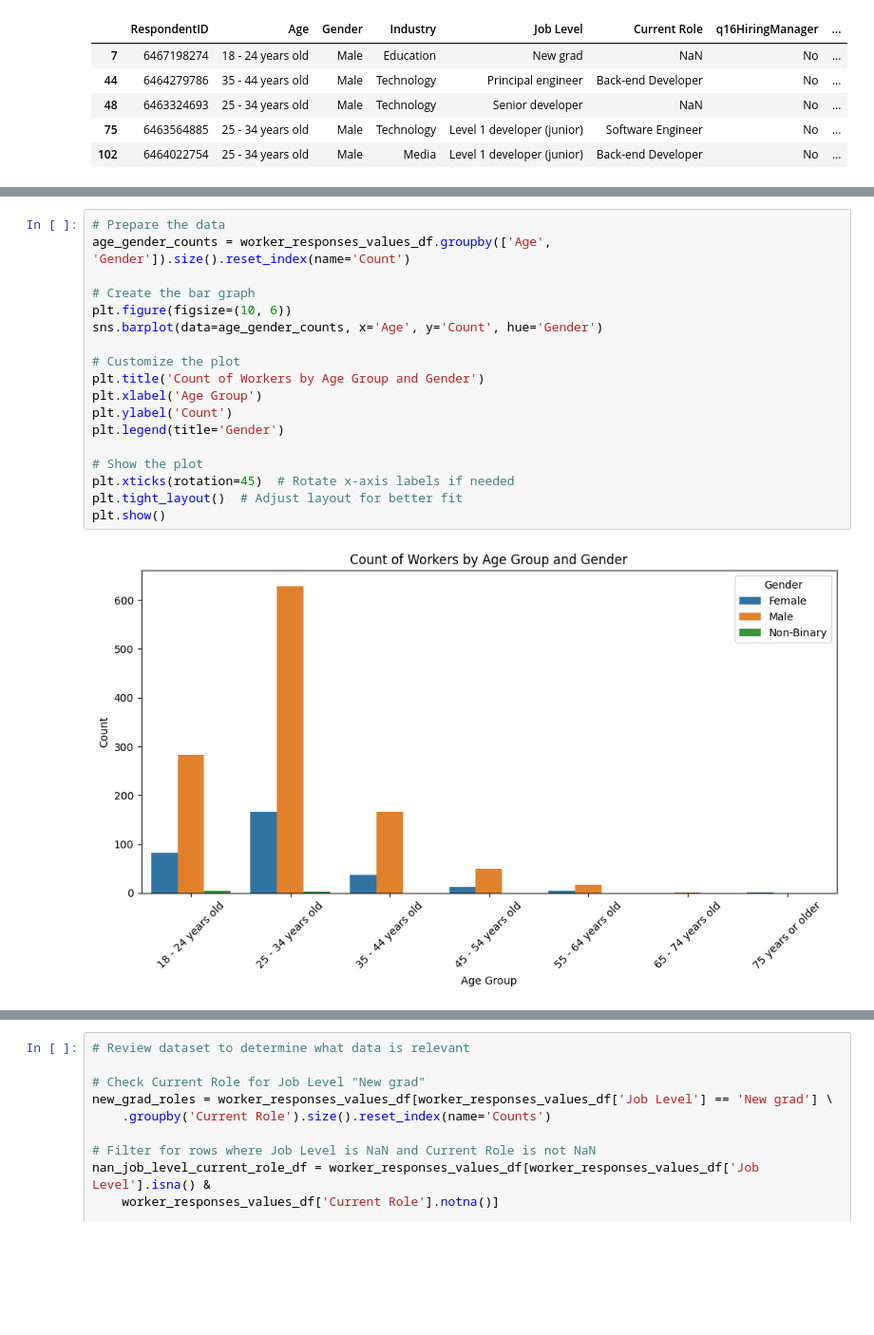
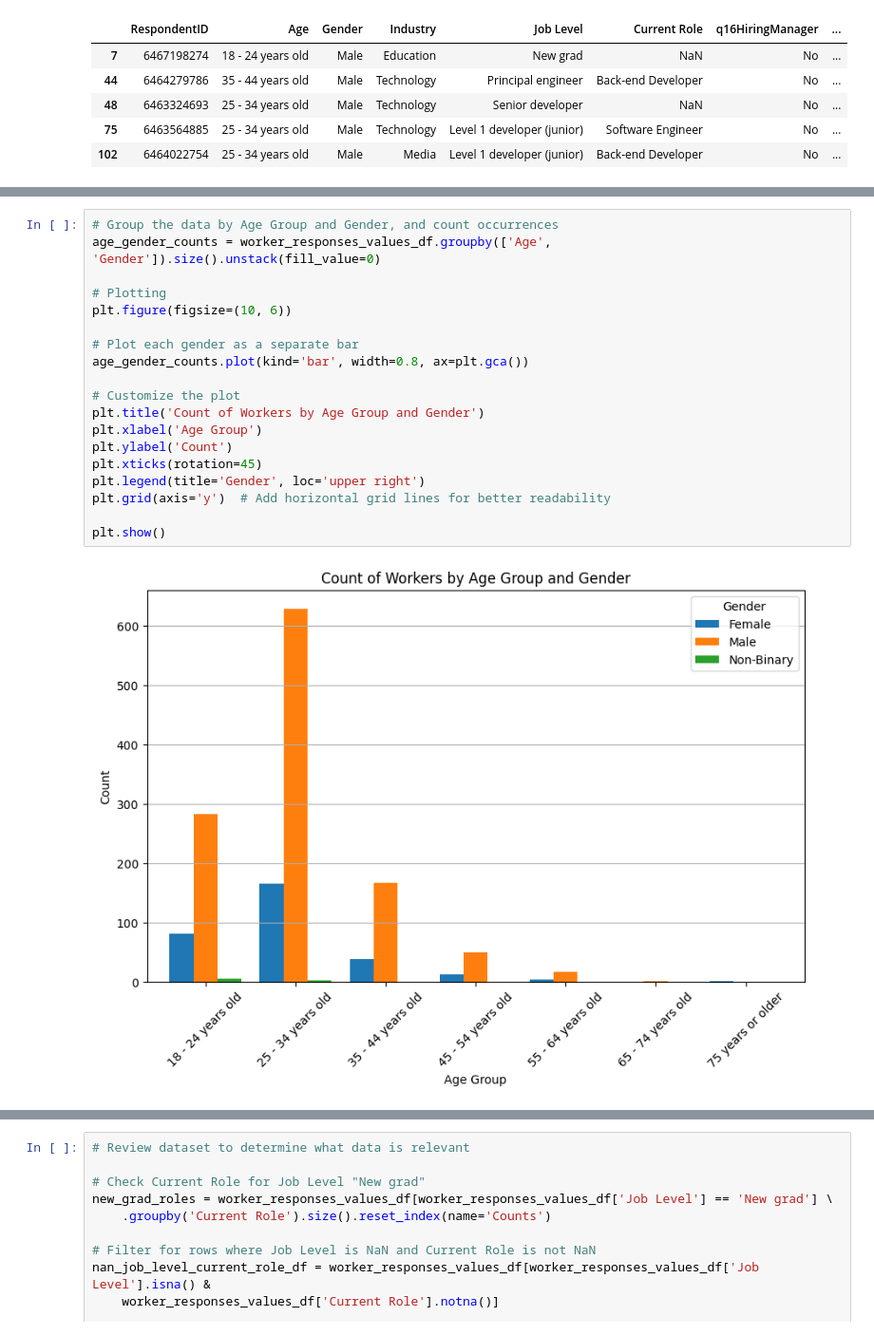
Before and after one commit to IT4063C-Fall24/final-project-yaumj, a Jupyter notebook: source.ipynb, the cells around one changed output, grey strips where cells are left out. Shown at 95% size. Saved outputs shown, nothing was run; the diff lists cells and outputs as text; blank space fills up the shorter version.

```diff
--- a/source.ipynb
+++ b/source.ipynb
@@ -607,20 +681,21 @@ Perform a preliminary analysis of the HackerRank Dataset breakdown by age and ge
 # %%
-# Prepare the data
-age_gender_counts = worker_responses_values_df.groupby(['Age', 'Gender']).size().reset_index(name='Count')
+# Group the data by Age Group and Gender, and count occurrences
+age_gender_counts = worker_responses_values_df.groupby(['Age', 'Gender']).size().unstack(fill_value=0)
 
-# Create the bar graph
+# Plotting
 plt.figure(figsize=(10, 6))
-sns.barplot(data=age_gender_counts, x='Age', y='Count', hue='Gender')
+
+# Plot each gender as a separate bar
+age_gender_counts.plot(kind='bar', width=0.8, ax=plt.gca())
 
 # Customize the plot
 plt.title('Count of Workers by Age Group and Gender')
 plt.xlabel('Age Group')
 plt.ylabel('Count')
-plt.legend(title='Gender')
+plt.xticks(rotation=45)
+plt.legend(title='Gender', loc='upper right')
+plt.grid(axis='y')  # Add horizontal grid lines for better readability
 
-# Show the plot
-plt.xticks(rotation=45)  # Rotate x-axis labels if needed
-plt.tight_layout()  # Adjust layout for better fit
 plt.show()
 # %% [output]
-[figure, old version]
+[figure, new version]
```
Also changed, not shown: parts of 10 cells of this notebook.
